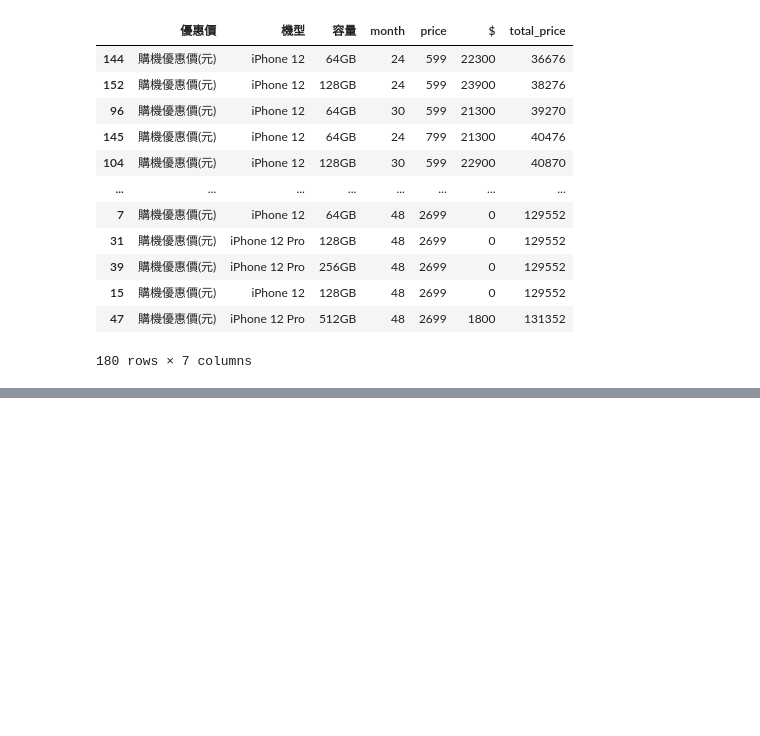
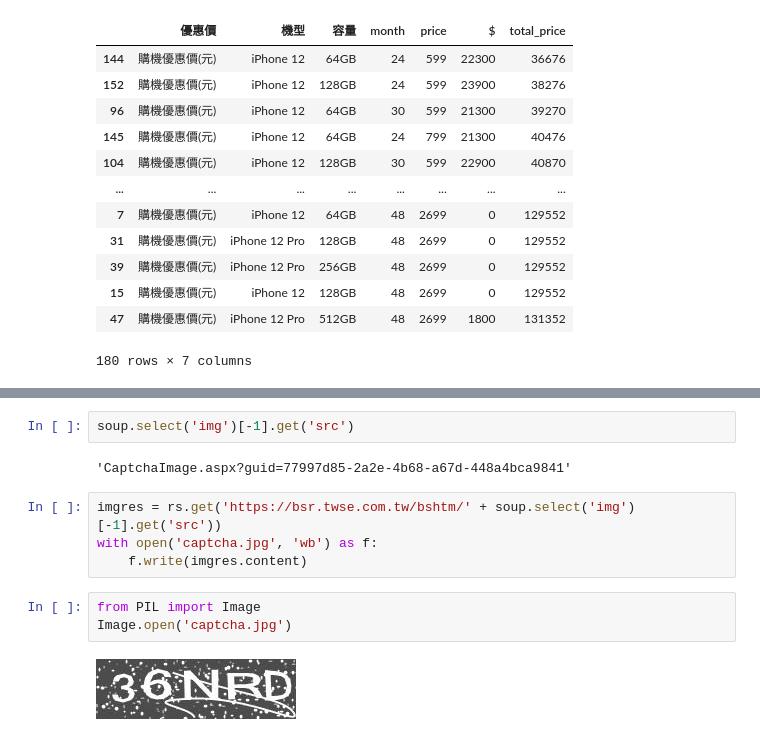
Before and after one commit to ywchiu/twm_crawler, a Jupyter notebook: Demo20201023.ipynb, the cells around one changed output, grey strips where cells are left out. Cells and saved outputs as stored; diff of their text form; blank space fills up the shorter version.

```diff
--- a/Demo20201023.ipynb
+++ b/Demo20201023.ipynb
@@ -886,0 +1015,13 @@ df4.sort_values('total_price')
+# %%
+soup.select('img')[-1].get('src')
+# %% [output]
+'CaptchaImage.aspx?guid=77997d85-2a2e-4b68-a67d-448a4bca9841'
+# %%
+imgres = rs.get('https://bsr.twse.com.tw/bshtm/' + soup.select('img')[-1].get('src'))
+with open('captcha.jpg', 'wb') as f:
+    f.write(imgres.content)
+# %%
+from PIL import Image
+Image.open('captcha.jpg')
+# %% [output]
+[figure, added]
```
Also changed, not shown: parts of 24 cells of this notebook.
